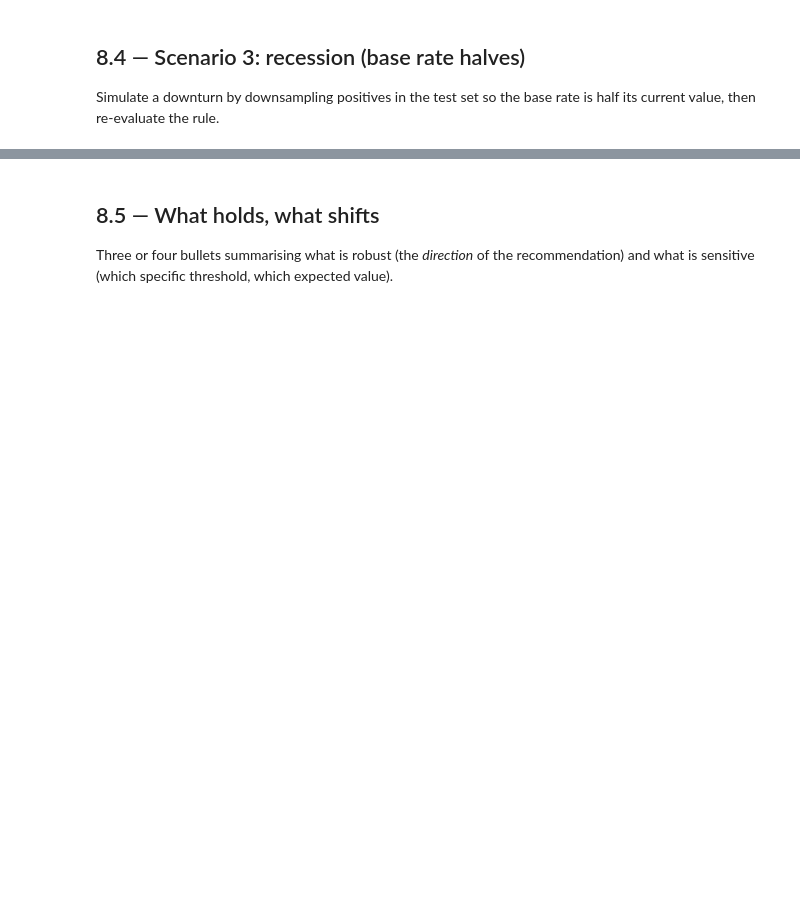
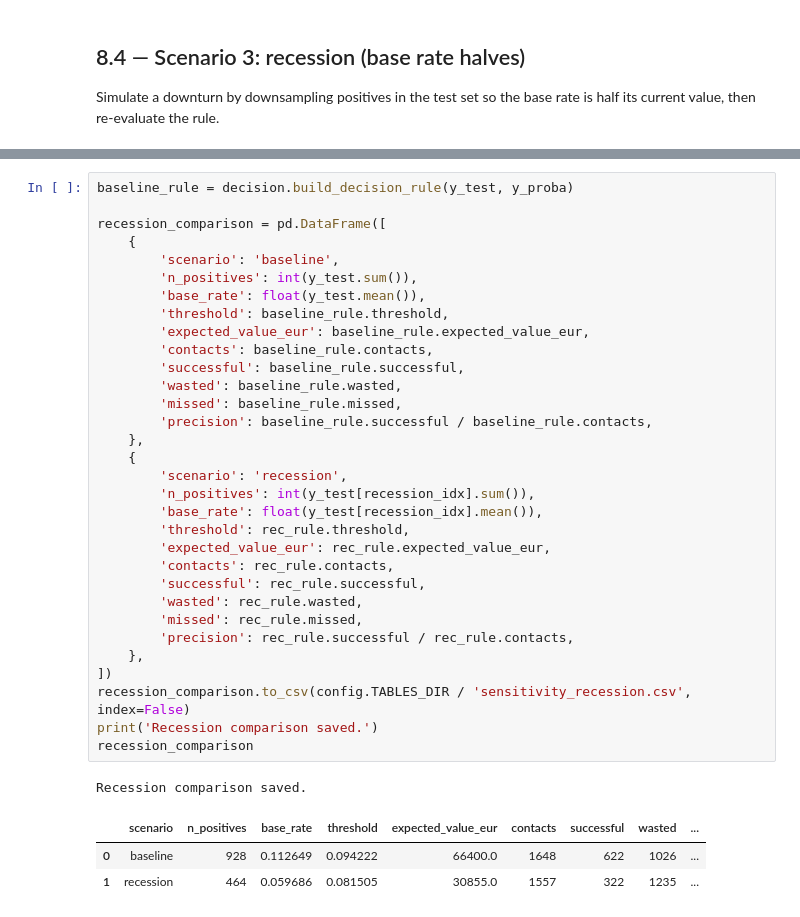
Before and after one commit to Jasper040/Project-4-prediction-framework, a Jupyter notebook: notebooks/08_sensitivity_analysis.ipynb, the cells around one changed output, grey strips where cells are left out. Cells and saved outputs as stored; diff of their text form; blank space fills up the shorter version.

```diff
--- a/notebooks/08_sensitivity_analysis.ipynb
+++ b/notebooks/08_sensitivity_analysis.ipynb
@@ -79,6 +170,37 @@ print(rec_rule.describe())
-# %% [markdown]
-## 8.5 — What holds, what shifts
-
-Three or four bullets summarising what is robust (the *direction* of
-the recommendation) and what is sensitive (which specific threshold,
-which expected value).
+# %%
+baseline_rule = decision.build_decision_rule(y_test, y_proba)
+
+recession_comparison = pd.DataFrame([
+    {
+        'scenario': 'baseline',
+        'n_positives': int(y_test.sum()),
+        'base_rate': float(y_test.mean()),
+        'threshold': baseline_rule.threshold,
+        'expected_value_eur': baseline_rule.expected_value_eur,
+        'contacts': baseline_rule.contacts,
+        'successful': baseline_rule.successful,
+        'wasted': baseline_rule.wasted,
+        'missed': baseline_rule.missed,
+        'precision': baseline_rule.successful / baseline_rule.contacts,
+    },
+    {
+        'scenario': 'recession',
+        'n_positives': int(y_test[recession_idx].sum()),
+        'base_rate': float(y_test[recession_idx].mean()),
+        'threshold': rec_rule.threshold,
+        'expected_value_eur': rec_rule.expected_value_eur,
+        'contacts': rec_rule.contacts,
+        'successful': rec_rule.successful,
+        'wasted': rec_rule.wasted,
+        'missed': rec_rule.missed,
+        'precision': rec_rule.successful / rec_rule.contacts,
+    },
+])
+recession_comparison.to_csv(config.TABLES_DIR / 'sensitivity_recession.csv', index=False)
+print('Recession comparison saved.')
+recession_comparison
+# %% [output]
+Recession comparison saved.
+|  | scenario | n_positives | base_rate | threshold | expected_value_eur | contacts | successful | wasted | ... |
+| 0 | baseline | 928 | 0.112649 | 0.094222 | 66400.0 | 1648 | 622 | 1026 | ... |
+| 1 | recession | 464 | 0.059686 | 0.081505 | 30855.0 | 1557 | 322 | 1235 | ... |
```
Also changed, not shown: parts of 6 cells of this notebook, 4 other files.
